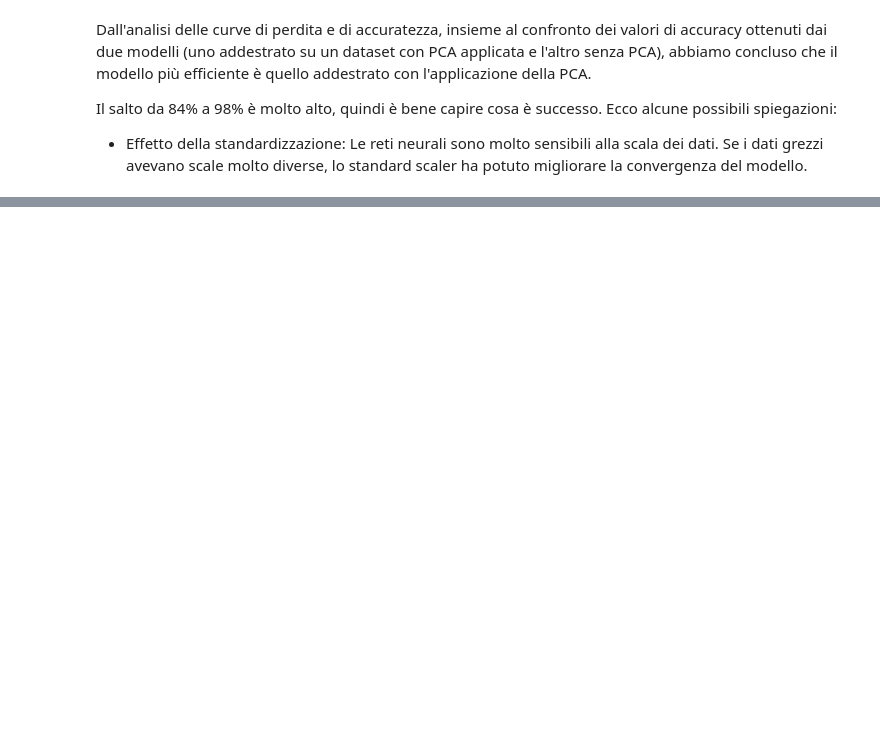
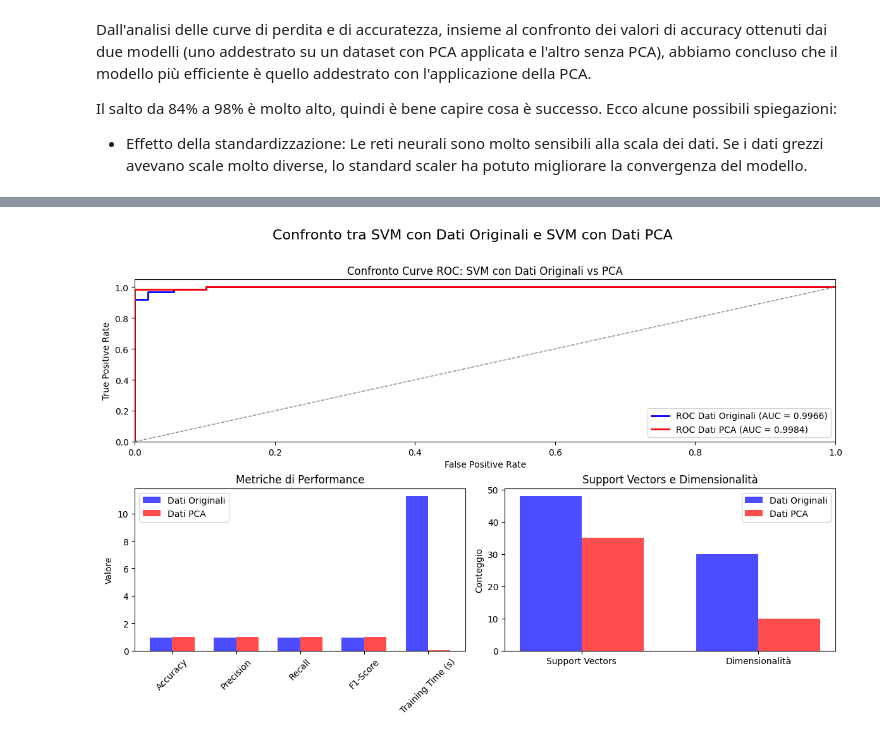
Before and after one commit to NIKFIORE/Progetto-Machine-Learning, a Jupyter notebook: Progetto.ipynb, the cells around one changed output, grey strips where cells are left out. Drawn from its saved outputs; the diff is of its cells as text; code cells hidden in the pictures; blank space fills up the shorter version.

```diff
--- a/Progetto.ipynb
+++ b/Progetto.ipynb
@@ -715,0 +744,12 @@ plt.show()
+# %%
+# Valutiamo entrambi i modelli
+y_pred_original = svm_model_original.predict(X_test_original)
+y_pred_pca = svm_model_pca.predict(X_test_pca)
+
+# Calcoliamo le metriche
+accuracy_original = accuracy_score(y_test, y_pred_original)
+accuracy_pca = accuracy_score(y_test, y_pred_pca)
+
+print(f"Accuracy with original data: {accuracy_original:.4f}")
+print(f"Accuracy with PCA-reduced data: {accuracy_pca:.4f}")
+print(f"Differenza di accuracy: {abs(accuracy_original - accuracy_pca):.4f}")
@@ -715,0 +760,6 @@ plt.show()
+# %%
+# Confronto dei Support Vectors
+n_support_original = sum(svm_model_original.n_support_)
+n_support_pca = sum(svm_model_pca.n_support_)
+print(f"\nNumero di Support Vectors (Dati Originali): {n_support_original}")
+print(f"Numero di Support Vectors (Dati PCA): {n_support_pca}")
@@ -715,0 +816,80 @@ plt.show()
+# %%
+# Generazione delle probabilità di predizione
+y_proba_original = svm_model_original.predict_proba(X_test_original)[:, 1]
+y_proba_pca = svm_model_pca.predict_proba(X_test_pca)[:, 1]
+
+# Calcolo delle curve ROC
+fpr_original, tpr_original, _ = roc_curve(y_test, y_proba_original)
+fpr_pca, tpr_pca, _ = roc_curve(y_test, y_proba_pca)
+
+# Calcolo dell'area sotto la curva ROC
+roc_auc_original = auc(fpr_original, tpr_original)
+roc_auc_pca = auc(fpr_pca, tpr_pca)
+
+# Creazione del grafico
+plt.figure(figsize=(12, 8))
+
+# Configurazione del grafico principale
+plt.subplot(2, 2, (1, 2))
+plt.plot(fpr_original, tpr_original, color='blue', lw=2,
+         label=f'ROC Dati Originali (AUC = {roc_auc_original:.4f})')
+plt.plot(fpr_pca, tpr_pca, color='red', lw=2,
+         label=f'ROC Dati PCA (AUC = {roc_auc_pca:.4f})')
+plt.plot([0, 1], [0, 1], color='gray', lw=1, linestyle='--')
+plt.xlim([0.0, 1.0])
+plt.ylim([0.0, 1.05])
+plt.xlabel('False Positive Rate')
+plt.ylabel('True Positive Rate')
+plt.title('Confronto Curve ROC: SVM con Dati Originali vs PCA')
+plt.legend(loc="lower right")
+
+# Metriche di performance
+plt.subplot(2, 2, 3)
+metrics = ['Accuracy', 'Precision', 'Recall', 'F1-Score', 'Training Time (s)']
+original_values = [
+    accuracy_original,
+    float(classification_report(y_test, y_pred_original, output_dict=True)['weighted avg']['precision']),
+    float(classification_report(y_test, y_pred_original, output_dict=True)['weighted avg']['recall']),
+    float(classification_report(y_test, y_pred_original, output_dict=True)['weighted avg']['f1-score']),
+    training_time_original
+]
+pca_values = [
+    accuracy_pca,
+    float(classification_report(y_test, y_pred_pca, output_dict=True)['weighted avg']['precision']),
+    float(classification_report(y_test, y_pred_pca, output_dict=True)['weighted avg']['recall']),
+    float(classification_report(y_test, y_pred_pca, output_dict=True)['weighted avg']['f1-score']),
+    training_time_pca
+]
+
+x = np.arange(len(metrics))
+width = 0.35
+
+plt.bar(x - width/2, original_values, width, label='Dati Originali', color='blue', alpha=0.7)
+plt.bar(x + width/2, pca_values, width, label='Dati PCA', color='red', alpha=0.7)
+plt.ylabel('Valore')
+plt.title('Metriche di Performance')
+plt.xticks(x, metrics, rotation=45)
+plt.legend()
+
+# Numero di Support Vectors
+plt.subplot(2, 2, 4)
+supports = ['Support Vectors', 'Dimensionalità']
+original_counts = [n_support_original, X_train_original.shape[1]]
+pca_counts = [n_support_pca, X_train_pca.shape[1]]
+
+x = np.arange(len(supports))
+width = 0.35
+
+plt.bar(x - width/2, original_counts, width, label='Dati Originali', color='blue', alpha=0.7)
+plt.bar(x + width/2, pca_counts, width, label='Dati PCA', color='red', alpha=0.7)
+plt.ylabel('Conteggio')
+plt.title('Support Vectors e Dimensionalità')
+plt.xticks(x, supports)
+plt.legend()
+
+plt.tight_layout()
+plt.suptitle('Confronto tra SVM con Dati Originali e SVM con Dati PCA', fontsize=16)
+plt.subplots_adjust(top=0.88)
+plt.show()
+# %% [output]
+[figure, added]
```
Also changed, not shown: parts of 16 cells of this notebook.
